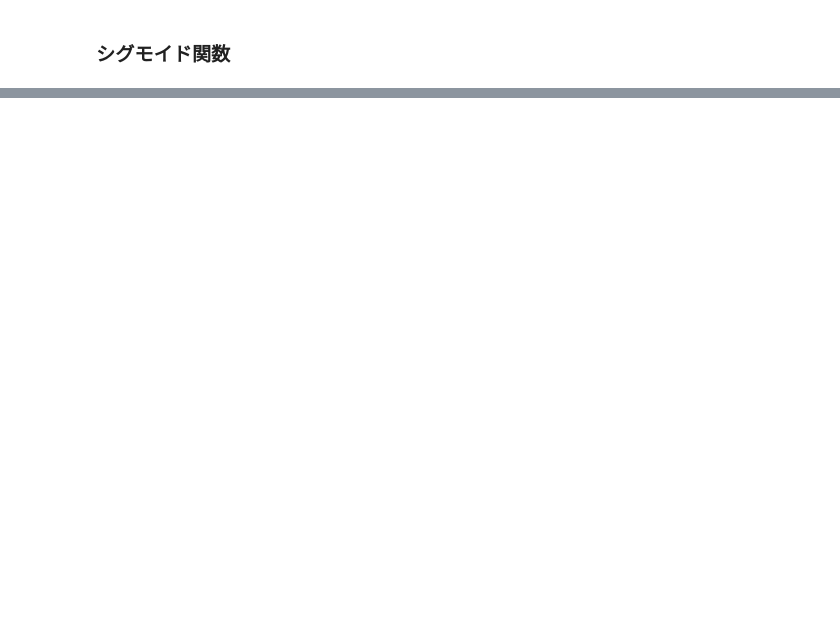
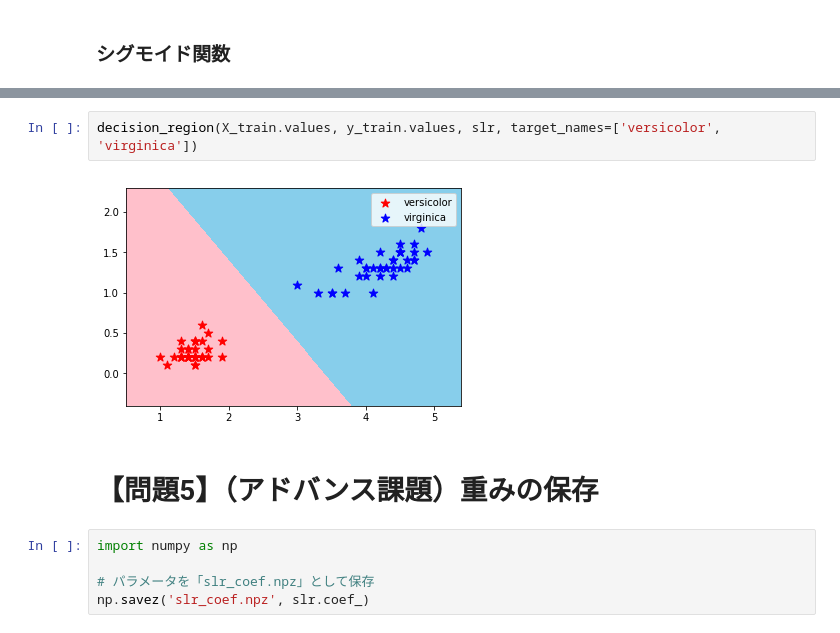
Before and after one commit to tai-fujio/diveintocode-ml, a Jupyter notebook: diveintocode-term1/sprint4/sprint4-ml-scratch-logistic-regression.ipynb, the cells around one changed output, grey strips where cells are left out. Cells and saved outputs as stored; diff of their text form; blank space fills up the shorter version.

```diff
--- a/diveintocode-term1/sprint4/sprint4-ml-scratch-logistic-regression.ipynb
+++ b/diveintocode-term1/sprint4/sprint4-ml-scratch-logistic-regression.ipynb
@@ -250,0 +341,11 @@ print(slr.intercept_)
+# %%
+decision_region(X_train.values, y_train.values, slr, target_names=['versicolor', 'virginica'])
+# %% [output]
+[figure, added]
+# %% [markdown]
+# 【問題5】（アドバンス課題）重みの保存
+# %%
+import numpy as np
+
+# パラメータを「slr_coef.npz」として保存
+np.savez('slr_coef.npz', slr.coef_)
```
Also changed, not shown: parts of 16 cells of this notebook.
